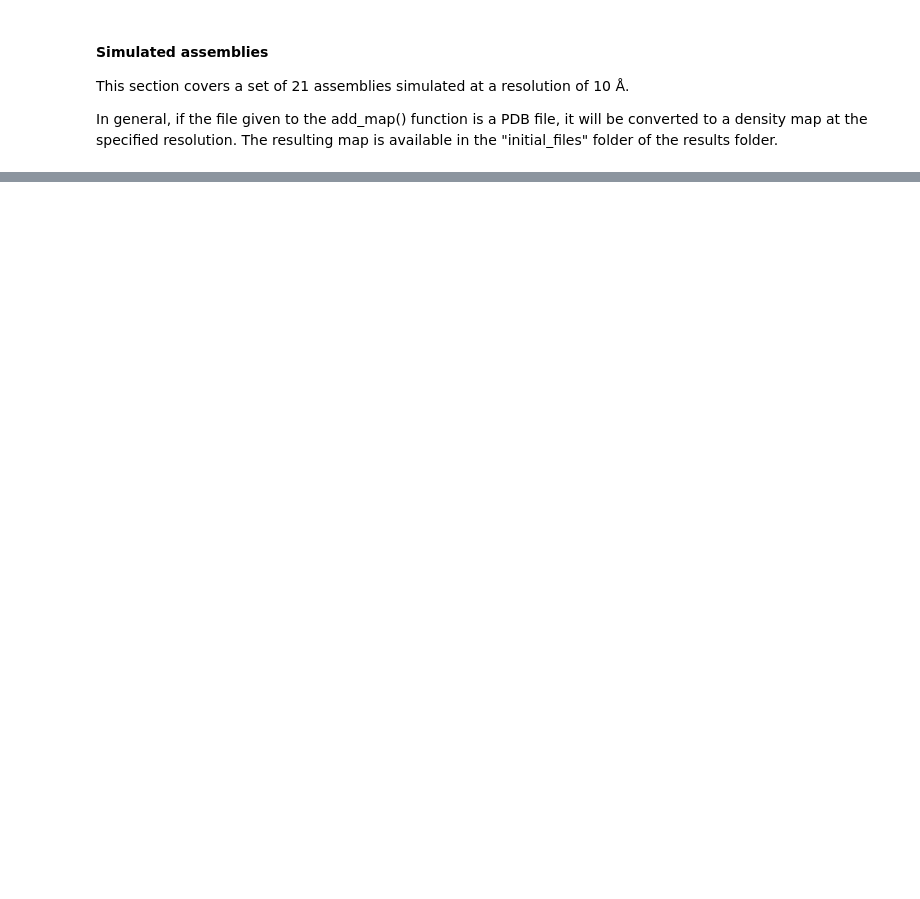
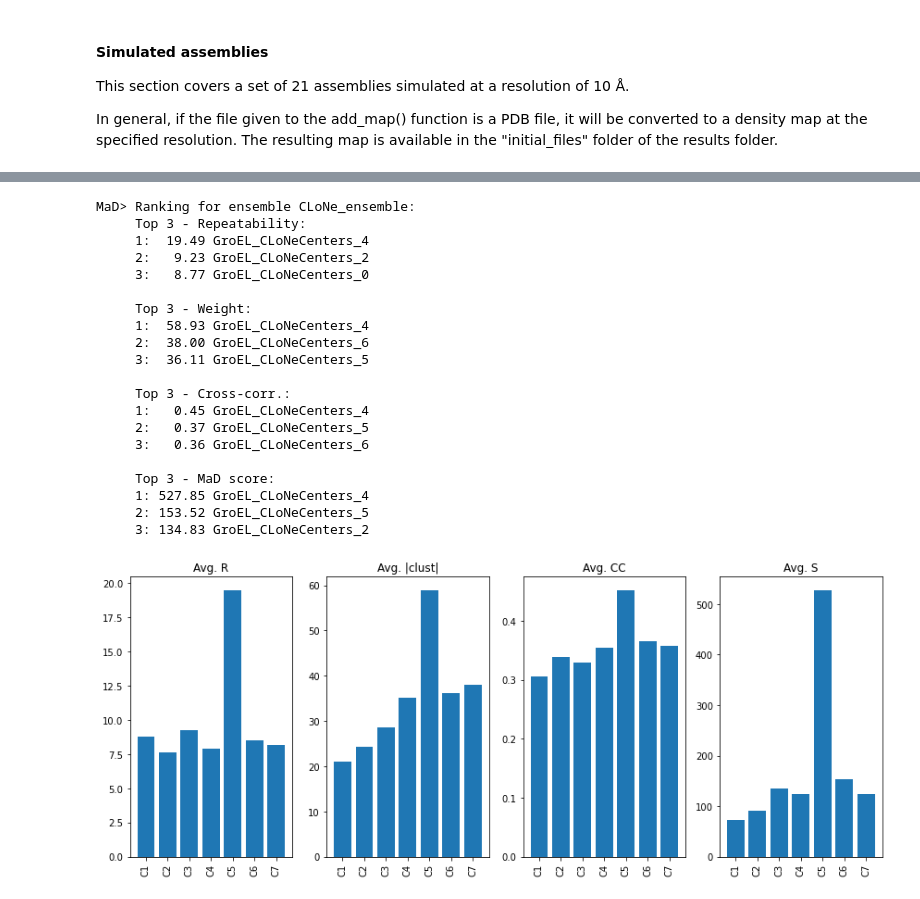
Before and after one commit to LBM-EPFL/MaD, a Jupyter notebook: MaD_notebook_instructions.ipynb, the cells around one changed output, grey strips where cells are left out. Cells and saved outputs as stored; diff of their text form; code cells hidden in the pictures; blank space fills up the shorter version.

```diff
--- a/MaD_notebook_instructions.ipynb
+++ b/MaD_notebook_instructions.ipynb
@@ -437,0 +485,25 @@ MaD> Added: subunit ../Simulated_dataset\3lu0\3lu0_E_1.pdb
+# %%
+# Showing the plots again in case they were lost in the output of the previous cell
+mad.score_ensembles()
+# %% [output]
+MaD> Ranking for ensemble CLoNe_ensemble:
+     Top 3 - Repeatability:
+     1:  19.49 GroEL_CLoNeCenters_4
+     2:   9.23 GroEL_CLoNeCenters_2
+     3:   8.77 GroEL_CLoNeCenters_0
+
+     Top 3 - Weight:
+     1:  58.93 GroEL_CLoNeCenters_4
+     2:  38.00 GroEL_CLoNeCenters_6
+     3:  36.11 GroEL_CLoNeCenters_5
+
+     Top 3 - Cross-corr.:
+     1:   0.45 GroEL_CLoNeCenters_4
+     2:   0.37 GroEL_CLoNeCenters_5
+     3:   0.36 GroEL_CLoNeCenters_6
+
+     Top 3 - MaD score:
+     1: 527.85 GroEL_CLoNeCenters_4
+     2: 153.52 GroEL_CLoNeCenters_5
+     3: 134.83 GroEL_CLoNeCenters_2
+[figure, added]
```
Also changed, not shown: parts of 17 cells of this notebook.
